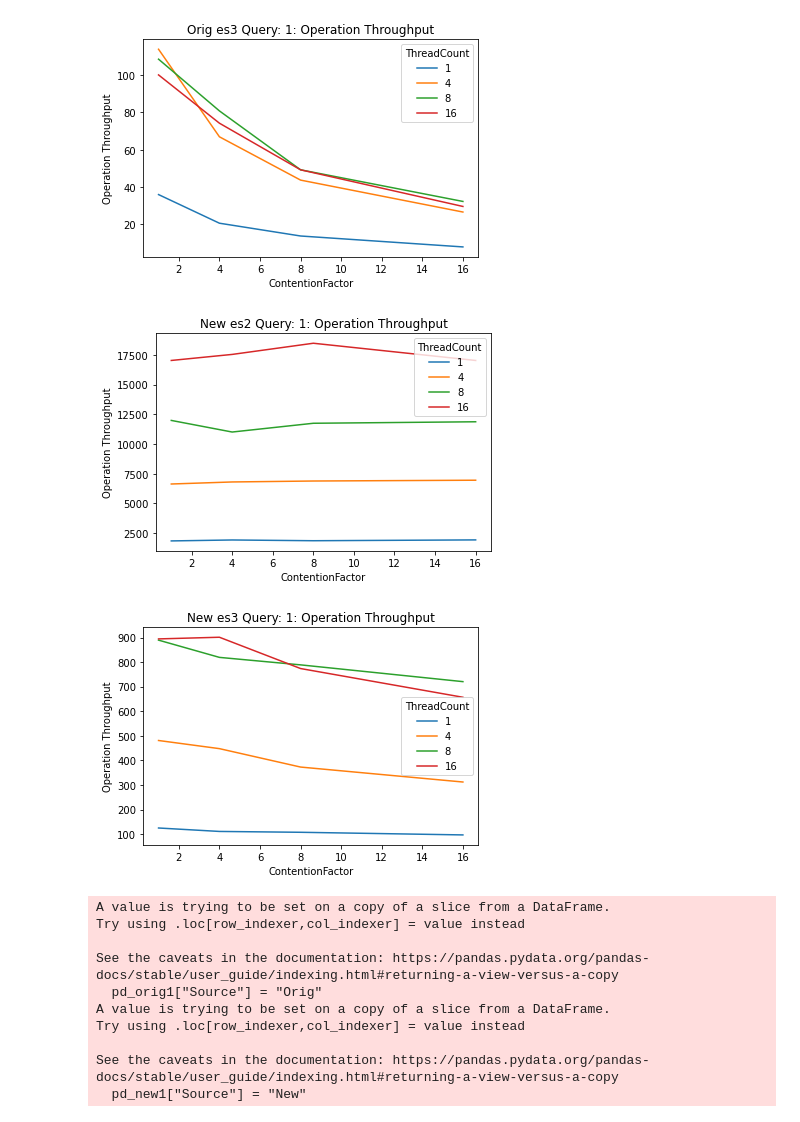
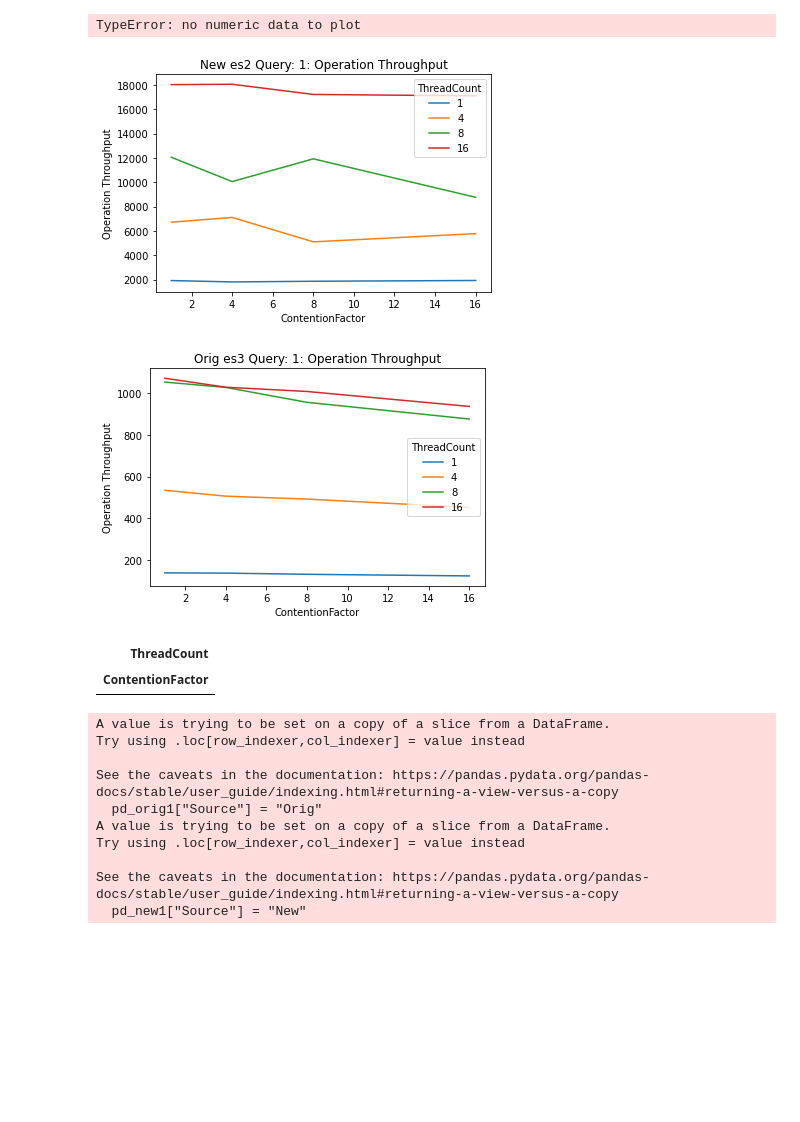
Before and after one commit to spencerjackson/perf_tooling, a Jupyter notebook: notebooks/es_summary_analysis_diff.ipynb, the cells around one changed output. Cells and saved outputs as stored; diff of their text form; code cells hidden in the pictures; blank space fills up the shorter version.

```diff
--- a/notebooks/es_summary_analysis_diff.ipynb
+++ b/notebooks/es_summary_analysis_diff.ipynb
@@ -8,8 +8,15 @@ import os
 import sys
 
 sys.path.insert(0, "../src")
-csv_orig_file = "../datasets/genny2/summary.csv"
-csv_new_file = "/tmp/summary.csv"
+# csv_orig_file = "../datasets/genny2/summary.csv"
+# csv_new_file = "/tmp/summary.csv"
+
+# csv_orig_file = "../datasets/genny2/summary.csv"
+
+csv_orig_file = "../datasets/genny2/perf_stack.csv"
+csv_new_file = "../datasets/genny2/perf_stack2.csv"
+
+# csv_new_file = "../datasets/genny2/fle_perf_stack2_query_in.csv"
 # %%
 
 pd = pandas.read_csv(csv_new_file)
@@ -36,10 +38,10 @@ pd
 # %%
 # Make a pivot table for average latency for load and graph it
-query = "QueryNumber == 'load' & Experiment == 'es3'"
+query = "QueryNumber == 'load' & Experiment == 'es2'"
 
 pd_orig = pandas.read_csv(csv_orig_file)
 
-un_pd1_orig = pd_orig.query("QueryNumber == 'load' & Experiment == 'es1'")
+# un_pd1_orig = pd_orig.query("QueryNumber == 'load' & Experiment == 'es1'")
 #un_piv_orig = un_pd1_orig.pivot(index='ContentionFactor', columns="ThreadCount", values="AverageLatencyMillis")
 
 pd1_orig = pd_orig.query(query)
@@ -50,7 +52,7 @@ pd1_new = pd_new.query(query)
 piv_new = pd1_new.pivot(index='ContentionFactor', columns="ThreadCount", values="AverageLatencyMillis")
 
 
-un_pd1_orig.plot(title="ORIG ES1 Load: Average Latency", ylabel="Average Latency")
+# un_pd1_orig.plot(title="ORIG ES1 Load: Average Latency", ylabel="Average Latency")
 
 piv_orig.plot(title="ORIG ES2 Load: Average Latency", ylabel="Average Latency")
 piv_new.plot(title="NEW ES2 Load: Average Latency", ylabel="Average Latency")
@@ -62,23 +63,45 @@ piv_new.plot(title="NEW ES2 Load: Average Latency", ylabel="Average Latency")
 # %%
 def plot_operation_throughput(file_name, title, query, experiment):
     # Make a pivot table for operation throughput for query and graph it
     pd = pandas.read_csv(file_name)
     pd1 = pd.query(f"QueryNumber == '{query}' & Experiment == '{experiment}'")
     piv = pd1.pivot(index='ContentionFactor', columns="ThreadCount", values="OperationThroughput")
 
     piv.plot(title=f"{title} {experiment} Query: {query}: Operation Throughput", ylabel="Operation Throughput")
 
 # plot_operation_throughput(csv_orig_file, "Orig", "load", "es1")
-# plot_operation_throughput(csv_orig_file, "Orig", "load", "es3")
-# plot_operation_throughput(csv_new_file, "New", "load", "es3")
+# plot_operation_throughput(csv_orig_file, "Orig", "load", "es2")
+# plot_operation_throughput(csv_new_file, "New", "load", "es2")
 
+plot_operation_throughput(csv_new_file, "New", "1", "es2")
 plot_operation_throughput(csv_orig_file, "Orig", "1", "es3")
-plot_operation_throughput(csv_new_file, "New", "1", "es2")
 plot_operation_throughput(csv_new_file, "New", "1", "es3")
+plot_operation_throughput(csv_new_file, "New", "5", "es2")
+plot_operation_throughput(csv_new_file, "New", "6", "es2")
+
+# plot_operation_throughput(csv_orig_file, "Baseline", "1", "es2")
+# plot_operation_throughput(csv_orig_file, "Baseline", "1", "es3")
+# plot_operation_throughput(csv_new_file, "New", "5", "es2")
+# plot_operation_throughput(csv_new_file, "New", "6", "es2")
 # %% [output]
+TypeError: no numeric data to plot
-[figure, old version]
+[figure, new version]
-[figure, old version]
+[figure, new version]
-[figure, removed]
+# %%
+file_name = csv_orig_file
+query = "load"
+experiment = "es1"
+
+# Make a pivot table for operation throughput for query and graph it
+pd = pandas.read_csv(file_name)
+pd1 = pd.query(f"QueryNumber == '{query}' & Experiment == '{experiment}'")
+piv = pd1.pivot(index='ContentionFactor', columns="ThreadCount", values="OperationThroughput")
+piv
+
+#piv.plot(title=f"{title} {experiment} Query: {query}: Operation Throughput", ylabel="Operation Throughput")
+# %% [output]
+| ThreadCount |
+| ContentionFactor |
 # %%
 pd_orig = pandas.read_csv(csv_orig_file)
 
```
Also changed, not shown: parts of 2 cells of this notebook, 1 other file.
